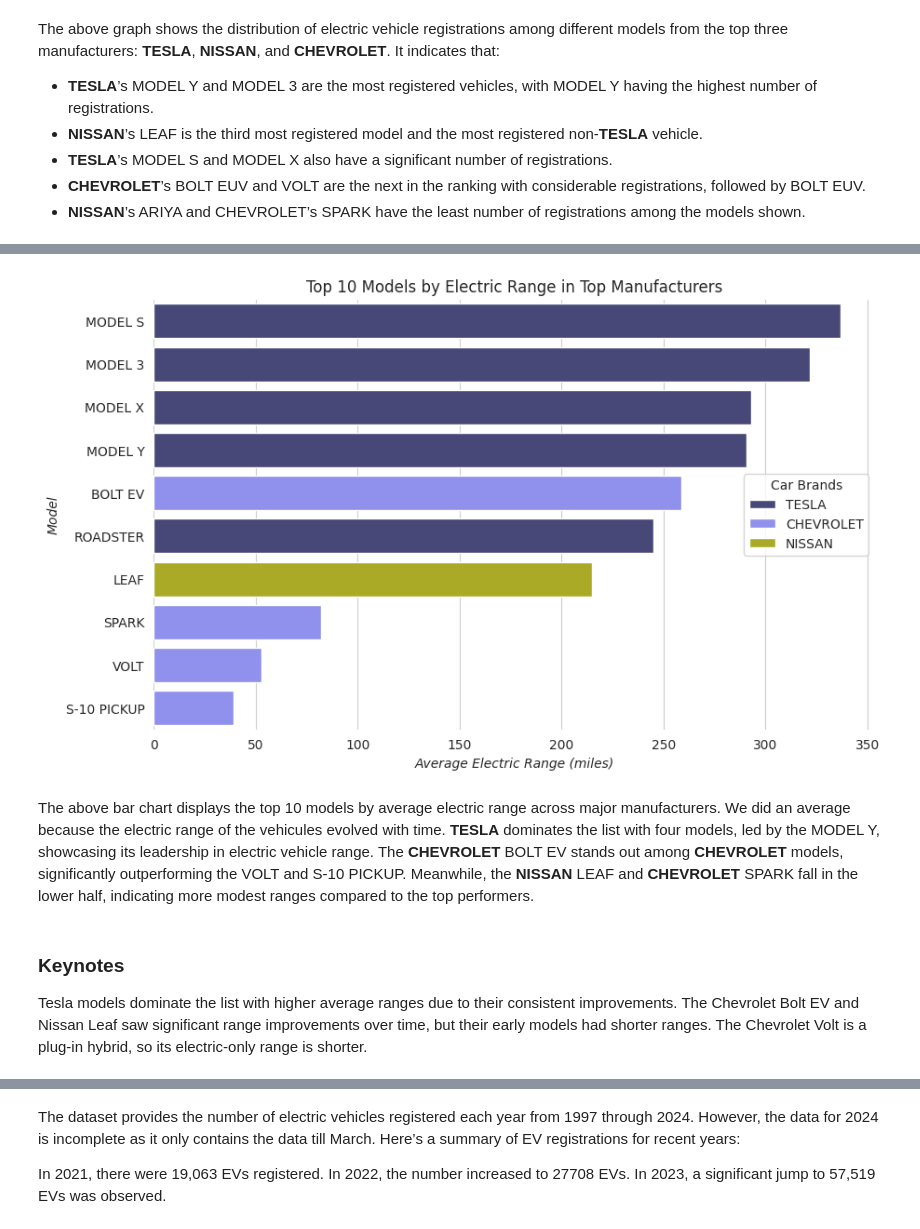
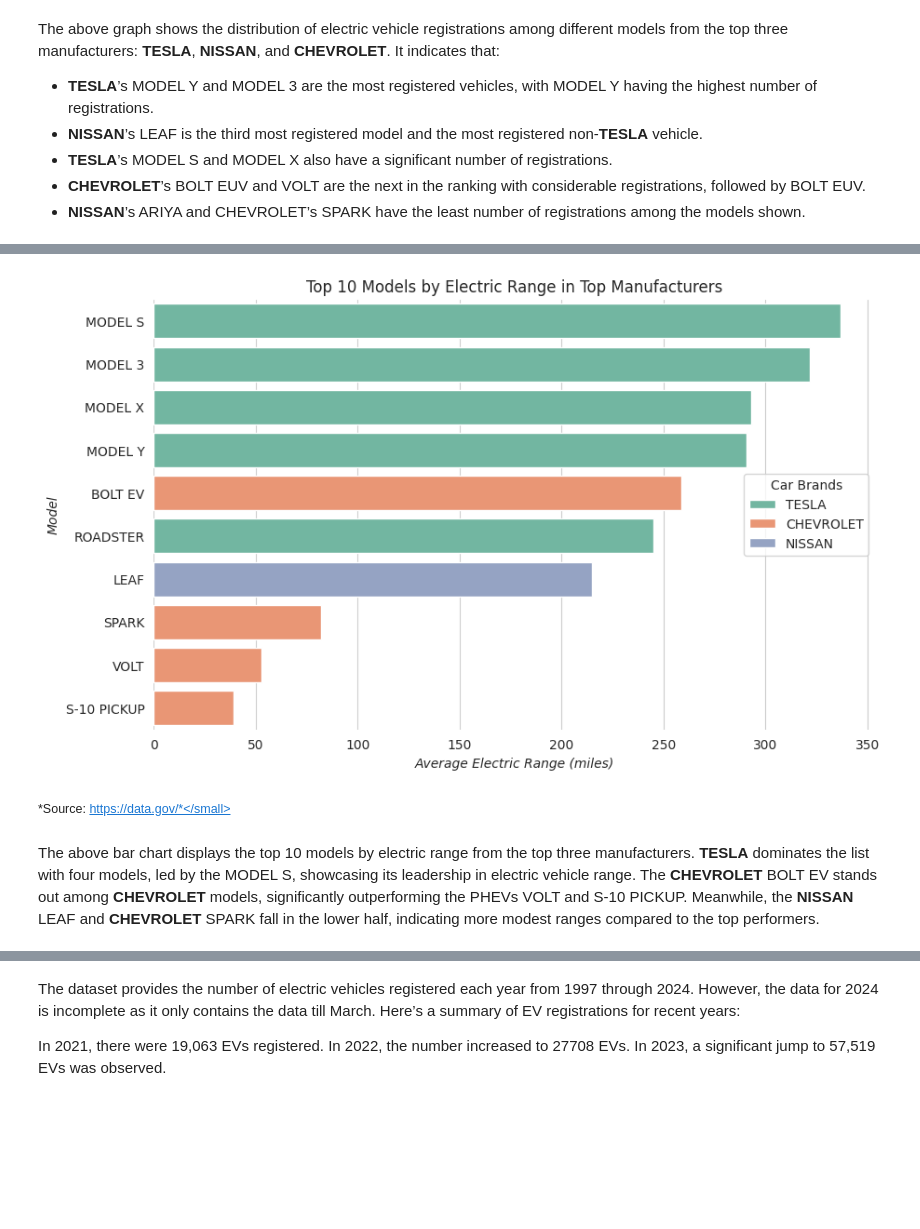
Before and after one commit to MicheleTKP/ev_market_size_analysis, a Jupyter notebook: ev_growth_analysis-Copy1.ipynb, the cells around one changed output, grey strips where cells are left out. Drawn from its saved outputs; the diff is of its cells as text; code cells hidden in the pictures; blank space fills up the shorter version.

```diff
--- a/ev_growth_analysis-Copy1.ipynb
+++ b/ev_growth_analysis-Copy1.ipynb
@@ -235,27 +233,23 @@ plt.show()
 # %%
 # remove the zero values
 top_manufacturers_data_clean = top_manufacturers_data[top_manufacturers_data['Electric Range'] != 0]
 
 range_by_model = top_manufacturers_data_clean.groupby(['Make', 'Model'])['Electric Range'].max().sort_values(ascending=False).reset_index()
 
 # visualize only the top 10 models with the highest average electric range
 top_range_models = range_by_model.head(10)
 
 plt.figure(figsize=(10, 6))
-barplot = sns.barplot(x='Electric Range', y='Model', hue='Make', data=top_range_models, palette="gist_stern")
+barplot = sns.barplot(x='Electric Range', y='Model', hue='Make', data=top_range_models, palette="Set2")
 plt.title('Top 10 Models by Electric Range in Top Manufacturers')
 plt.xlabel('Average Electric Range (miles)', fontstyle='italic')
 plt.ylabel('Model', fontstyle='italic')
 plt.legend(title='Car Brands', loc='center right')
 plt.box(False)
 plt.show()
 # %% [output]
-[figure, old version]
+[figure, new version]
+# %% [markdown]
+<small>*Source: https://data.gov/*</small>
 # %% [markdown]
-The above bar chart displays the top 10 models by average electric range across major manufacturers. We did an average because the electric range of the vehicules evolved with time.  **TESLA** dominates the list with four models, led by the MODEL Y, showcasing its leadership in electric vehicle range. The **CHEVROLET** BOLT EV stands out among **CHEVROLET** models, significantly outperforming the VOLT and S-10 PICKUP. Meanwhile, the **NISSAN** LEAF and **CHEVROLET** SPARK fall in the lower half, indicating more modest ranges compared to the top performers.
+The above bar chart displays the top 10 models by electric range from the top three manufacturers.  **TESLA** dominates the list with four models, led by the MODEL S, showcasing its leadership in electric vehicle range. The **CHEVROLET** BOLT EV stands out among **CHEVROLET** models, significantly outperforming the PHEVs VOLT and S-10 PICKUP. Meanwhile, the **NISSAN** LEAF and **CHEVROLET** SPARK fall in the lower half, indicating more modest ranges compared to the top performers.
-# %% [markdown]
-### Keynotes
-
-Tesla models dominate the list with higher average ranges due to their consistent improvements.
-The Chevrolet Bolt EV and Nissan Leaf saw significant range improvements over time, but their early models had shorter ranges.
-The Chevrolet Volt is a plug-in hybrid, so its electric-only range is shorter.
```
Also changed, not shown: parts of 44 cells of this notebook, 3 other files.
